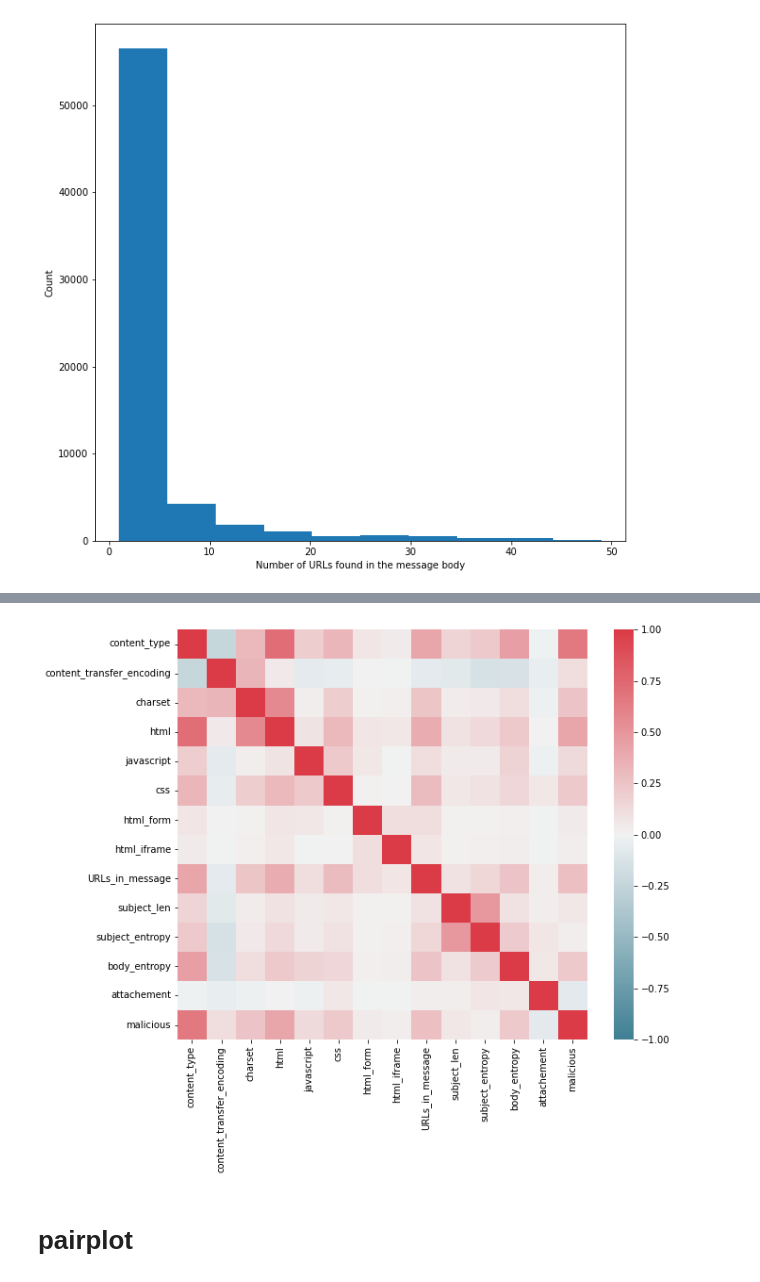
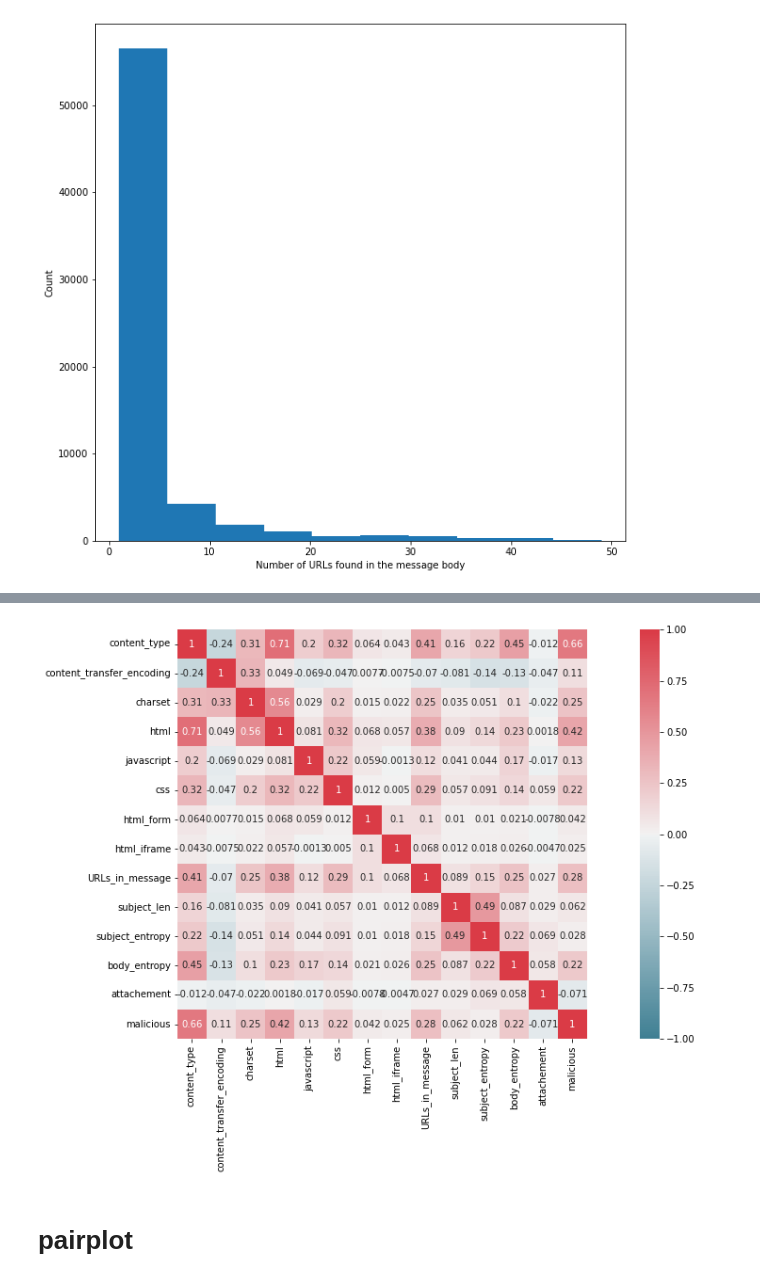
Before and after one commit to chandieka/PhishingClassifier, a Jupyter notebook: visualization.ipynb, the cells around one changed output, grey strips where cells are left out. Drawn from its saved outputs; the diff is of its cells as text; code cells hidden in the pictures.

```diff
--- a/visualization.ipynb
+++ b/visualization.ipynb
@@ -260,17 +257,0 @@ training_set = (pd.concat([part_1, part_2], ignore_index=True)).sample(
-# %%
-features = [
-    'content_type',
-    'content_transfer_encoding',
-    'charset',
-    'html',
-    'javascript',
-    'css',
-    'html_form',
-    'html_iframe',
-    'URLs_in_message',
-    'subject_len',
-    'subject_entropy',
-    'body_entropy',
-    'attachement',
-    'malicious'
-]
@@ -288,15 +258,15 @@ plt.show()
 # %%
 import seaborn as sns
 
-f, ax = plt.subplots(figsize=(10, 8))
+f, ax = plt.subplots(figsize=(20, 8))
 corr = training_set[features].corr()
-sns.heatmap(corr,
+sns.heatmap(corr, annot=True,
     cmap=sns.diverging_palette(220, 10, as_cmap=True),
     vmin=-1.0, vmax=1.0,
     square=True, ax=ax)
 plt.show()
 # %% [output]
-[figure, old version]
+[figure, new version]
 # %% [markdown]
 # pairplot
 # %%
```
Also changed, not shown: parts of 19 cells of this notebook.
